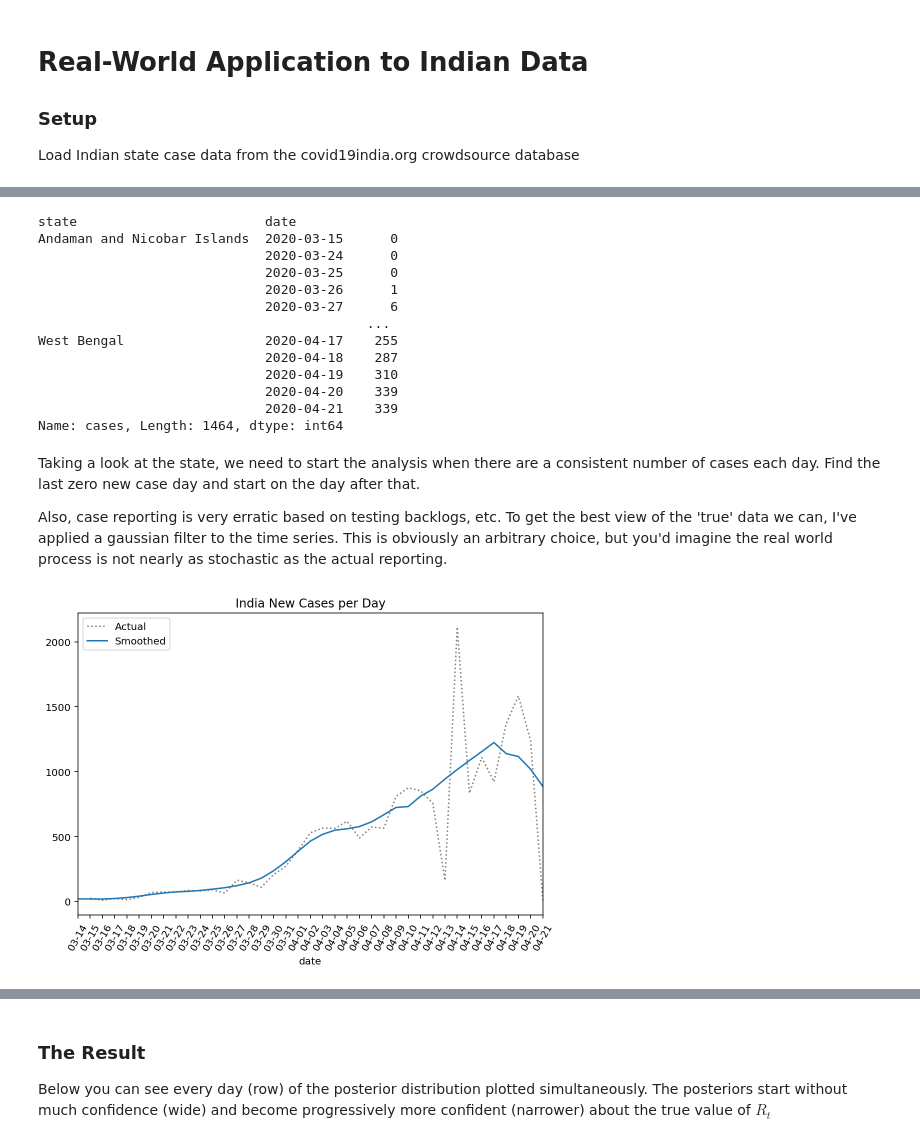
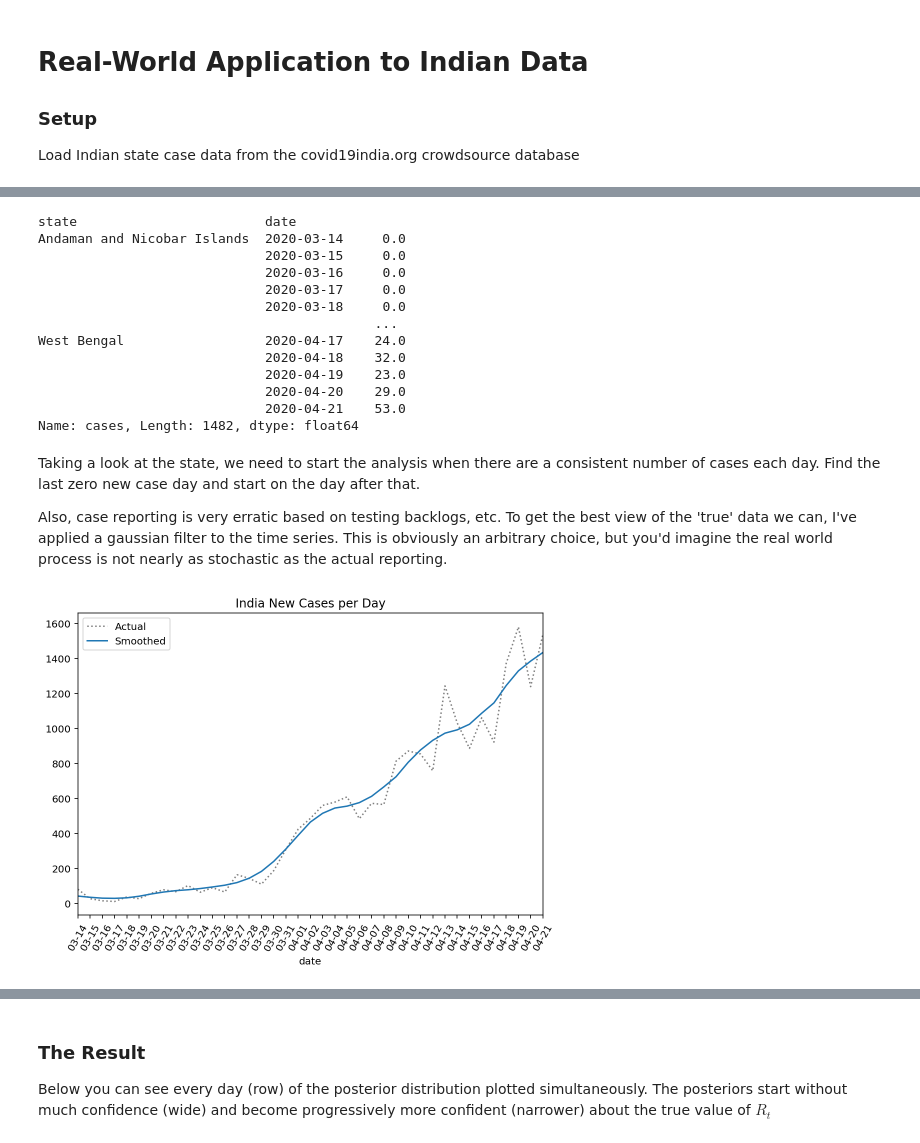
Before and after one commit to NirantK/CovidSeer, a Jupyter notebook: _notebooks/2020-04-18-IndiaRt.ipynb, the cells around one changed output, grey strips where cells are left out. Cells and saved outputs as stored; diff of their text form; code cells hidden in the pictures.

```diff
--- a/_notebooks/2020-04-18-IndiaRt.ipynb
+++ b/_notebooks/2020-04-18-IndiaRt.ipynb
@@ -46,6 +46,6 @@ from matplotlib.patches import Patch
 from scipy import stats as sps
 from scipy.interpolate import interp1d
 
-FILTERED_REGIONS = ["India", "Andaman and Nicobar Islands", "Uttarakhand"]
+FILTERED_REGIONS = ["India", "Andaman and Nicobar Islands", "Chhattisgarh"]
 warnings.filterwarnings("ignore")
 %config InlineBackend.figure_format = 'retina'
@@ -234,15 +242,14 @@ dates = []
 cases = []
 state = []
 
-for ele in data["data"]["history"]:
-    dates.append(ele["day"])
-    state.append("India")
-    cases.append(ele["total"]["confirmed"])
-    for s in ele["statewise"]:
-        dates.append(ele["day"])
-        state.append(s["state"])
-        cases.append(s["confirmed"])
-
+for ele in data["states_daily"]:
+    if ele["status"] == "Confirmed":
+        for key in ele.keys():
+            india = 0
+            if key not in ("status", "date"):
+                dates.append(ele["date"])
+                state.append(state_map[key.upper()].replace("\t", ""))
+                cases.append(ele[key])
 
 states = pd.DataFrame(dates, columns=["date"])
 states["state"] = state
@@ -253,18 +260,18 @@ states = states.sort_values(["state", "date"]).set_index(["state", "date"]).sque
 states
 # %% [output]
 state                        date
-Andaman and Nicobar Islands  2020-03-15      0
-                             2020-03-24      0
-                             2020-03-25      0
-                             2020-03-26      1
-                             2020-03-27      6
-                                          ...
-West Bengal                  2020-04-17    255
-                             2020-04-18    287
-                             2020-04-19    310
-                             2020-04-20    339
-                             2020-04-21    339
-Name: cases, Length: 1464, dtype: int64
+Andaman and Nicobar Islands  2020-03-14     0.0
+                             2020-03-15     0.0
+                             2020-03-16     0.0
+                             2020-03-17     0.0
+                             2020-03-18     0.0
+                                           ...
+West Bengal                  2020-04-17    24.0
+                             2020-04-18    32.0
+                             2020-04-19    23.0
+                             2020-04-20    29.0
+                             2020-04-21    53.0
+Name: cases, Length: 1482, dtype: float64
 # %% [markdown]
 Taking a look at the state, we need to start the analysis when there are a consistent number of cases each day. Find the last zero new case day and start on the day after that.
 
@@ -275,8 +282,8 @@ state_name = "India"
 
 
 def prepare_cases(cases):
-    #     print(cases)
-    new_cases = cases.diff()
+#     print(cases)
+    new_cases = cases
     smoothed = (
         new_cases.rolling(7, win_type="gaussian", min_periods=1, center=True)
         .mean(std=2)
@@ -296,34 +303,34 @@ def prepare_cases(cases):
 
 for k in set(states.index.get_level_values("state")):
     cases = states.xs(k).rename(f"{k} cases")
     original, smoothed = prepare_cases(cases)
     if len(original) == 0 or len(smoothed) == 0:
         FILTERED_REGIONS.append(k)
 
 cases = states.xs(state_name).rename(f"{state_name} cases")
 original, smoothed = prepare_cases(cases)
 
 original.plot(
     title=f"{state_name} New Cases per Day",
     c="k",
     linestyle=":",
     alpha=0.5,
     label="Actual",
     legend=True,
     figsize=(600 / 72, 400 / 72),
 )
 
 ax = smoothed.plot(label="Smoothed", legend=True)
 
 formatter = mdates.DateFormatter("%m-%d")
 ax.xaxis.set_major_formatter(formatter)
 locator = mdates.DayLocator()
 ax.xaxis.set_major_locator(locator)
 plt.xticks(rotation=60)
 
 ax.get_figure().set_facecolor("w")
 # %% [output]
-[figure, old version]
+[figure, new version]
 # %%
 # hide
 def get_posteriors(sr, window=7, min_periods=1):
```
Also changed, not shown: parts of 19 cells of this notebook.
